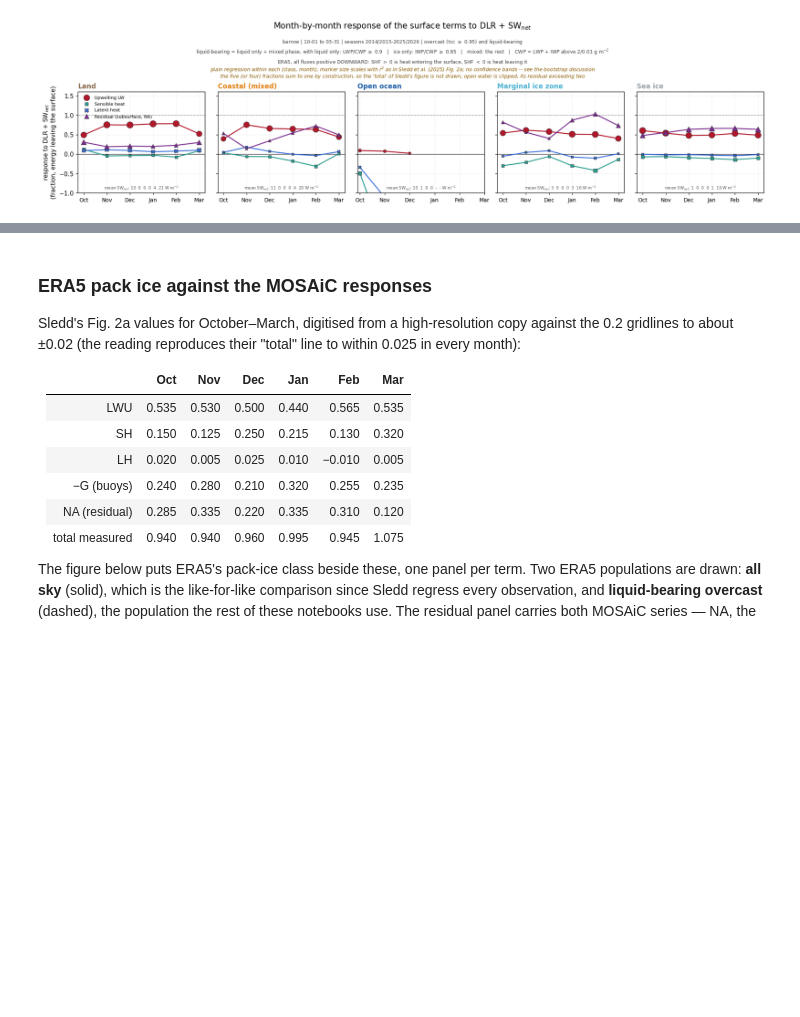
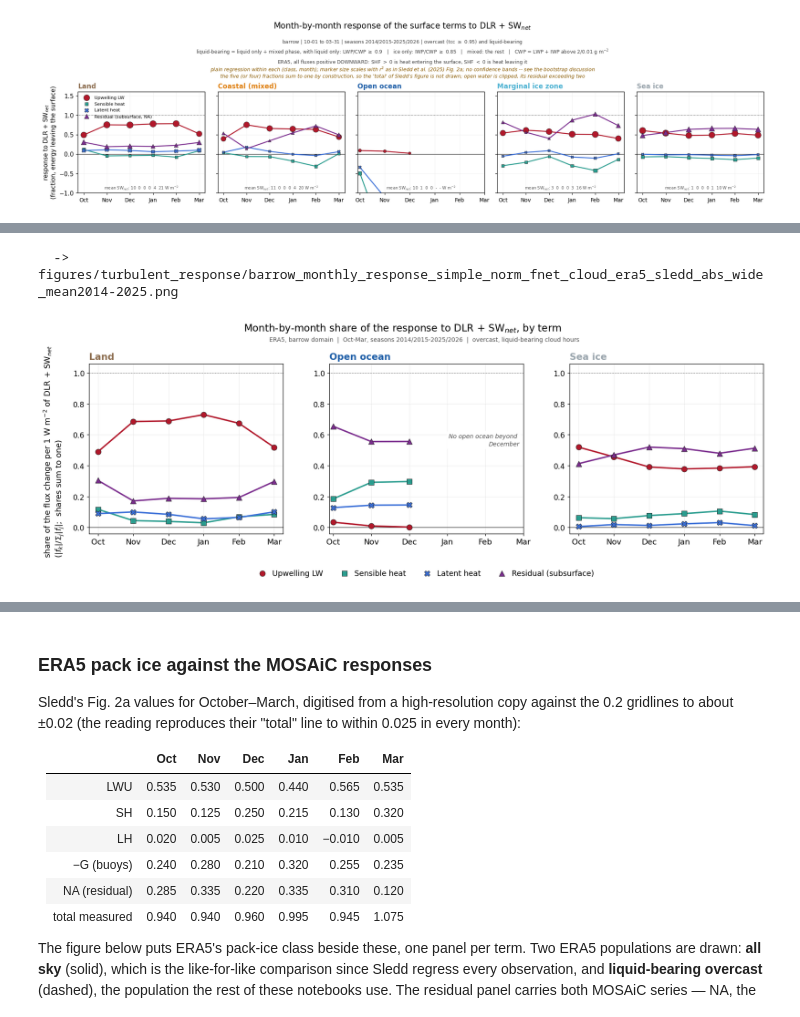
Before and after one commit to andrewjbuggee/Python-Research, a Jupyter notebook: ERA5/surface_energy_budget/turbulent_flux_response_to_DLR_and_SW.ipynb, the cells around one changed output, grey strips where cells are left out. Drawn from its saved outputs; the diff is of its cells as text; code cells hidden in the pictures; blank space fills up the shorter version.

```diff
--- a/ERA5/surface_energy_budget/turbulent_flux_response_to_DLR_and_SW.ipynb
+++ b/ERA5/surface_energy_budget/turbulent_flux_response_to_DLR_and_SW.ipynb
@@ -522,0 +574,5 @@ tfr.fig_monthly_response(A, forcer="fnet", out_dir=SAVE_DIR, dpi=DPI);
+# %%
+tfr.fig_monthly_response_simple_normalized(A, forcer="fnet", layout="row", out_dir=SAVE_DIR, dpi=DPI, signed=False);
+# %% [output]
+  -> figures/turbulent_response/barrow_monthly_response_simple_norm_fnet_cloud_era5_sledd_abs_wide_mean2014-2025.png
+[figure, added]
```
Also changed, not shown: parts of 5 cells of this notebook, 14 other files.
